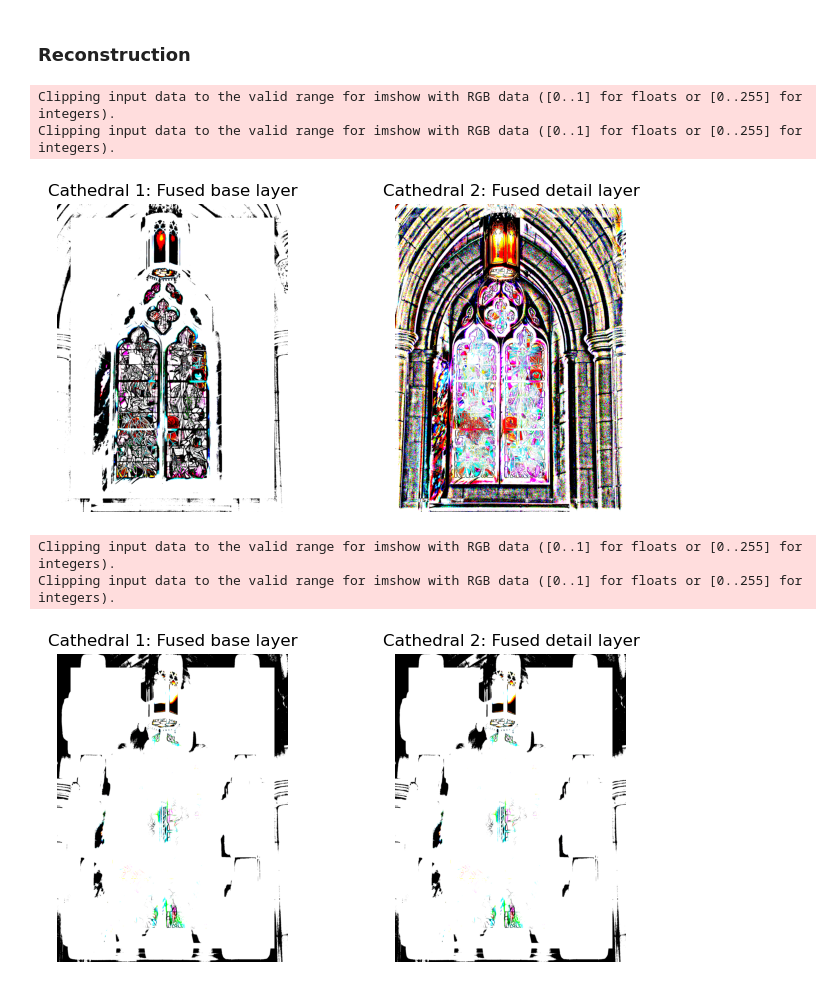
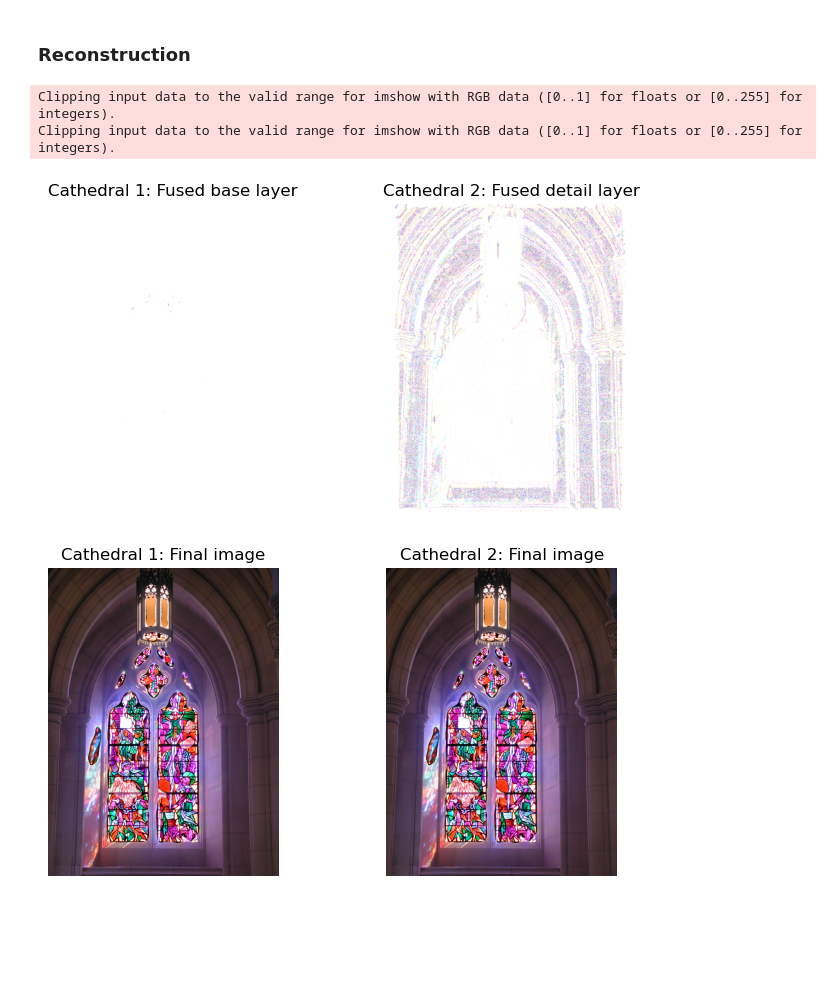
Before and after one commit to TheiloT/MVA-Image-Fusion-with-Guided-Filtering, a Jupyter notebook: image_fusion.ipynb, the cells around one changed output. Cells and saved outputs as stored; diff of their text form; code cells hidden in the pictures; blank space fills up the shorter version.

Commit message:
Failed attempt at fixing guided filter

```diff
--- a/image_fusion.ipynb
+++ b/image_fusion.ipynb
@@ -257,0 +271,18 @@ show_images(W1D, W2D, 'Weight mask for detail', 'Weight mask for detail', gray=T
+# %%
+from cv2.ximgproc import guidedFilter
+
+# Convert images into uint8
+P1 = np.uint8(P1)
+P2 = np.uint8(P2)
+
+# Apply filters
+r1 = 45
+r2 = 7
+eps1 = 0.3
+eps2 = 1e-6
+W1B = guidedFilter(im1, P1, r1, eps1)
+W2B = guidedFilter(im2, P2, r1, eps1)
+show_images(W1B, W2B, 'Weight mask for base', 'Weight mask for base', gray=True)
+W1D = guidedFilter(im1, P1, r2, eps2)
+W2D = guidedFilter(im2, P2, r2, eps2)
+show_images(W1D, W2D, 'Weight mask for detail', 'Weight mask for detail', gray=True)
@@ -264,11 +298,9 @@ show_images(fusedB, fusedD, 'Fused base layer', 'Fused detail layer')
 # %% [output]
 Clipping input data to the valid range for imshow with RGB data ([0..1] for floats or [0..255] for integers).
 Clipping input data to the valid range for imshow with RGB data ([0..1] for floats or [0..255] for integers).
-[figure, old version]
+[figure, new version]
 # %%
 final_img = fusedB + fusedD
-show_images(final_img, final_img, 'Fused base layer', 'Fused detail layer')
+show_images(final_img, final_img, 'Final image', 'Final image')
 # %% [output]
-Clipping input data to the valid range for imshow with RGB data ([0..1] for floats or [0..255] for integers).
-Clipping input data to the valid range for imshow with RGB data ([0..1] for floats or [0..255] for integers).
-[figure, old version]
+[figure, new version]
```
Also changed, not shown: parts of 6 cells of this notebook.
